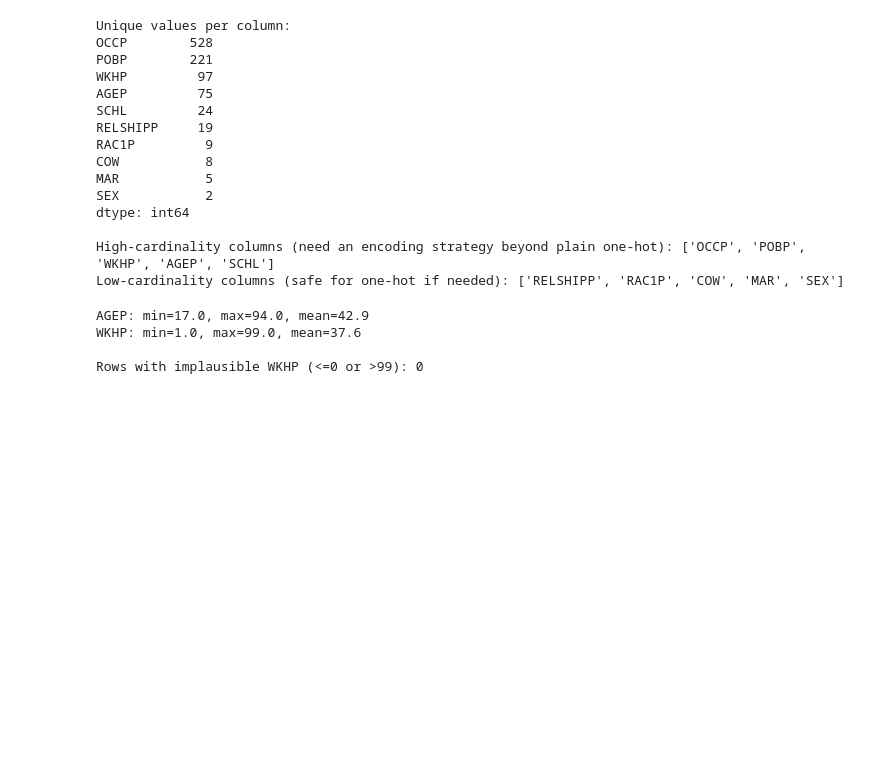
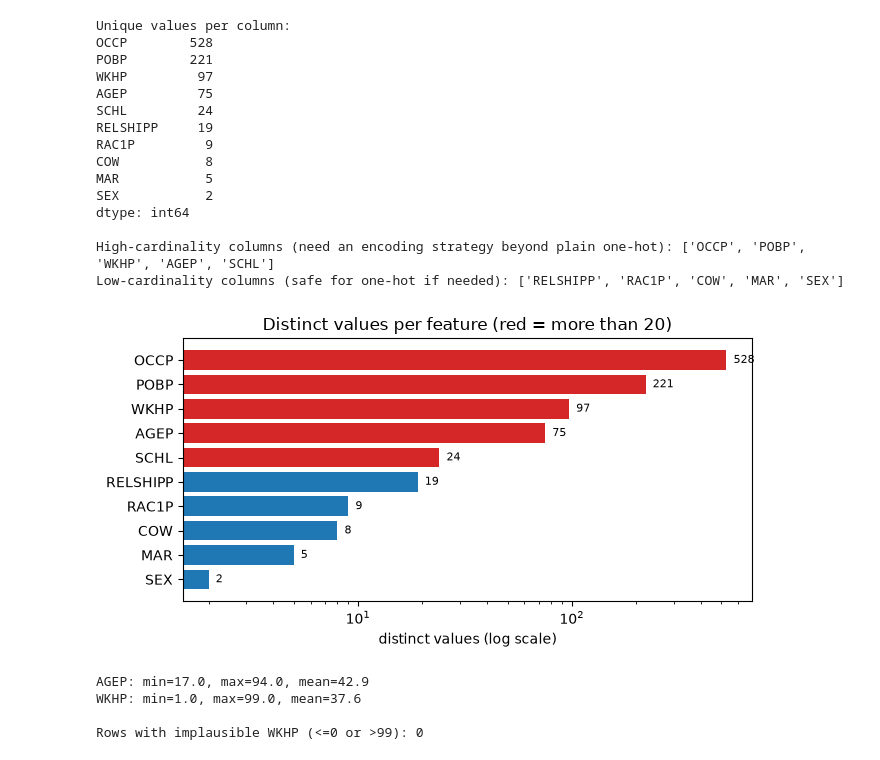
Before and after one commit to MOHANAPRIYAAIDS/Governance-audit-framework, a Jupyter notebook: notebooks/01_preprocessing_and_data_quality.ipynb, the cells around one changed output. Saved outputs shown, nothing was run; the diff lists cells and outputs as text; code cells hidden in the pictures; blank space fills up the shorter version.

```diff
--- a/notebooks/01_preprocessing_and_data_quality.ipynb
+++ b/notebooks/01_preprocessing_and_data_quality.ipynb
@@ -250,6 +288,21 @@ dtype: int64
 
 High-cardinality columns (need an encoding strategy beyond plain one-hot): ['OCCP', 'POBP', 'WKHP', 'AGEP', 'SCHL']
 Low-cardinality columns (safe for one-hot if needed): ['RELSHIPP', 'RAC1P', 'COW', 'MAR', 'SEX']
+# %%
+import matplotlib.pyplot as plt
+
+c = cardinality.sort_values()
+fig, ax = plt.subplots(figsize=(6.8, 3.6))
+ax.barh(c.index, c.values, color=["tab:red" if v > 20 else "tab:blue" for v in c.values])
+ax.set_xscale("log")
+ax.set_xlabel("distinct values (log scale)")
+ax.set_title("Distinct values per feature (red = more than 20)")
+for i, v in enumerate(c.values):
+    ax.text(v * 1.08, i, str(v), va="center", fontsize=8)
+plt.tight_layout()
+plt.show()
+# %% [output]
+[figure, added]
 # %%
 numeric_cols = ["AGEP", "WKHP"]
 for col in numeric_cols:
```
Also changed, not shown: parts of 2 cells of this notebook, 31 other files.
